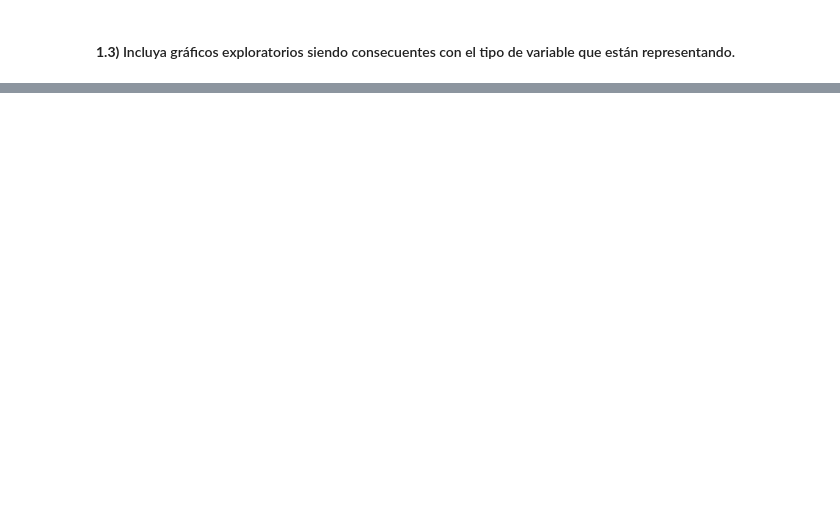
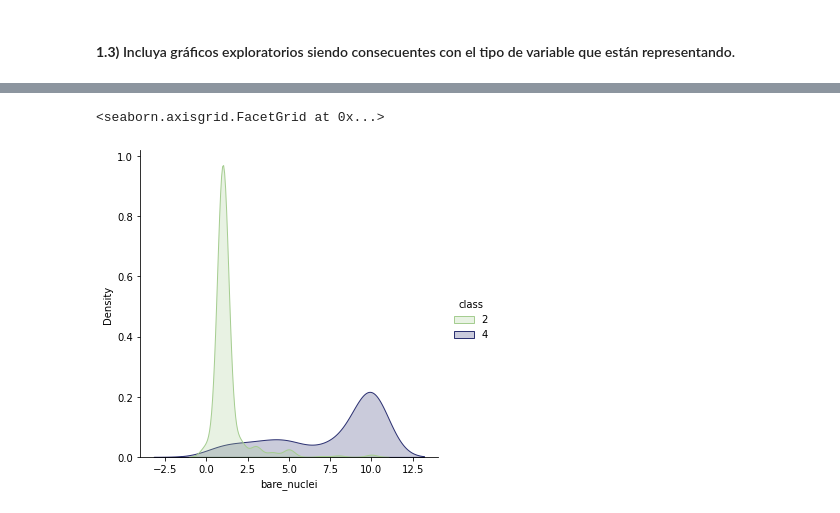
Before and after one commit to SantiagoTaracena01/data-mining-lab-02, a Jupyter notebook: src/main.ipynb, the cells around one changed output, grey strips where cells are left out. Drawn from its saved outputs; the diff is of its cells as text; code cells hidden in the pictures; blank space fills up the shorter version.

```diff
--- a/src/main.ipynb
+++ b/src/main.ipynb
@@ -42,0 +79,6 @@ sns.pairplot(data, hue="class")
+# %%
+# Distribución de la cantidad de células nucleares en los tumores.
+sns.displot(data=data, x="bare_nuclei", hue="class", kind="kde", fill=True, common_norm=False, palette="crest")
+# %% [output]
+<seaborn.axisgrid.FacetGrid at 0x...>
+[figure, added]
```
Also changed, not shown: parts of 12 cells of this notebook, 1 other file.
